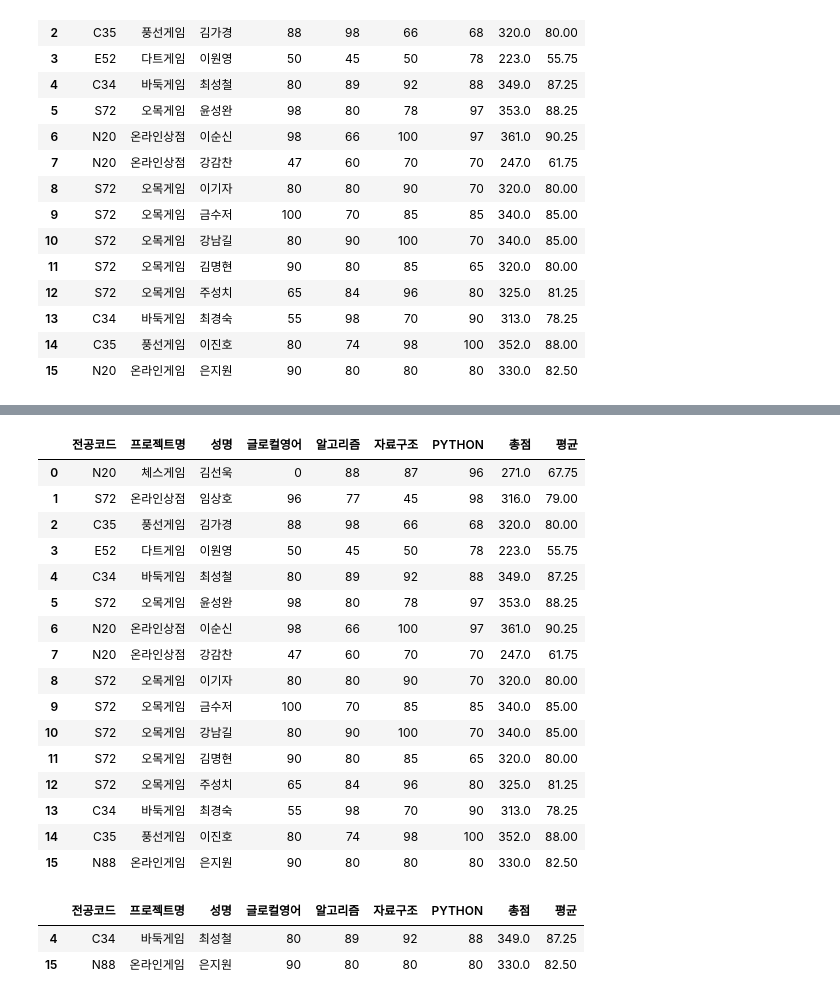
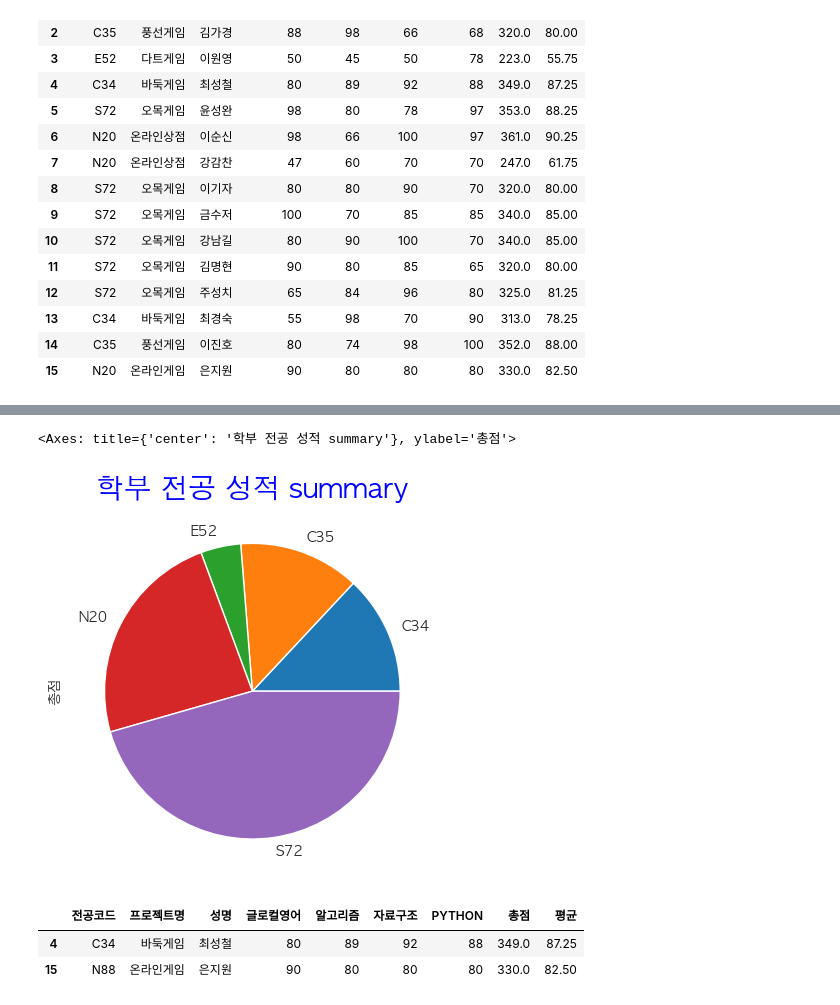
Before and after one commit to libbom14/songpa-ict-bigdata, a Jupyter notebook: practice/day18/pretreatment2.ipynb, the cells around one changed output, grey strips where cells are left out. Saved outputs shown, nothing was run; the diff lists cells and outputs as text; code cells hidden in the pictures.

```diff
--- a/practice/day18/pretreatment2.ipynb
+++ b/practice/day18/pretreatment2.ipynb
@@ -281,22 +270,9 @@ KeyError: "None of [Index(['N20', 'S72', 'C35', 'E52', 'C34', 'S72', 'N20', 'N20
-# %%
-# 응용1. df['전공코드']가 N20이고 프로젝트명이 온라인게임인 데이터 코드를 무조건 N88로 변경
-df.loc[(df['전공코드'] == 'N20') & (df['프로젝트명'] == '온라인게임'), '전공코드'] = 'N88'
-df
-# %% [output]
-|  | 전공코드 | 프로젝트명 | 성명 | 글로컬영어 | 알고리즘 | 자료구조 | PYTHON | 총점 | 평균 |
-| 0 | N20 | 체스게임 | 김선욱 | 0 | 88 | 87 | 96 | 271.0 | 67.75 |
-| 1 | S72 | 온라인상점 | 임상호 | 96 | 77 | 45 | 98 | 316.0 | 79.00 |
-| 2 | C35 | 풍선게임 | 김가경 | 88 | 98 | 66 | 68 | 320.0 | 80.00 |
-| 3 | E52 | 다트게임 | 이원영 | 50 | 45 | 50 | 78 | 223.0 | 55.75 |
-| 4 | C34 | 바둑게임 | 최성철 | 80 | 89 | 92 | 88 | 349.0 | 87.25 |
-| 5 | S72 | 오목게임 | 윤성완 | 98 | 80 | 78 | 97 | 353.0 | 88.25 |
-| 6 | N20 | 온라인상점 | 이순신 | 98 | 66 | 100 | 97 | 361.0 | 90.25 |
-| 7 | N20 | 온라인상점 | 강감찬 | 47 | 60 | 70 | 70 | 247.0 | 61.75 |
-| 8 | S72 | 오목게임 | 이기자 | 80 | 80 | 90 | 70 | 320.0 | 80.00 |
-| 9 | S72 | 오목게임 | 금수저 | 100 | 70 | 85 | 85 | 340.0 | 85.00 |
-| 10 | S72 | 오목게임 | 강남길 | 80 | 90 | 100 | 70 | 340.0 | 85.00 |
-| 11 | S72 | 오목게임 | 김명현 | 90 | 80 | 85 | 65 | 320.0 | 80.00 |
-| 12 | S72 | 오목게임 | 주성치 | 65 | 84 | 96 | 80 | 325.0 | 81.25 |
-| 13 | C34 | 바둑게임 | 최경숙 | 55 | 98 | 70 | 90 | 313.0 | 78.25 |
-| 14 | C35 | 풍선게임 | 이진호 | 80 | 74 | 98 | 100 | 352.0 | 88.00 |
-| 15 | N88 | 온라인게임 | 은지원 | 90 | 80 | 80 | 80 | 330.0 | 82.50 |
+# %%
+# 14. 그룹화된 '전공코드'를 기반으로 '총점'에 대한 원형 그래프를 완성하시오.
+# 단, 그래프 제목은 '학부 전공 성적 summary'로 글자색은 파랑, 글자크기는 20이다.
+plt.rcParams['font.family'] = ['AppleGothic']
+plt.title('학부 전공 성적 summary', color='blue', fontsize=20)
+df.groupby('전공코드')['총점'].sum().plot(kind='pie')
+# %% [output]
+<Axes: title={'center': '학부 전공 성적 summary'}, ylabel='총점'>
+[figure, added]
```
Also changed, not shown: parts of 6 cells of this notebook.
